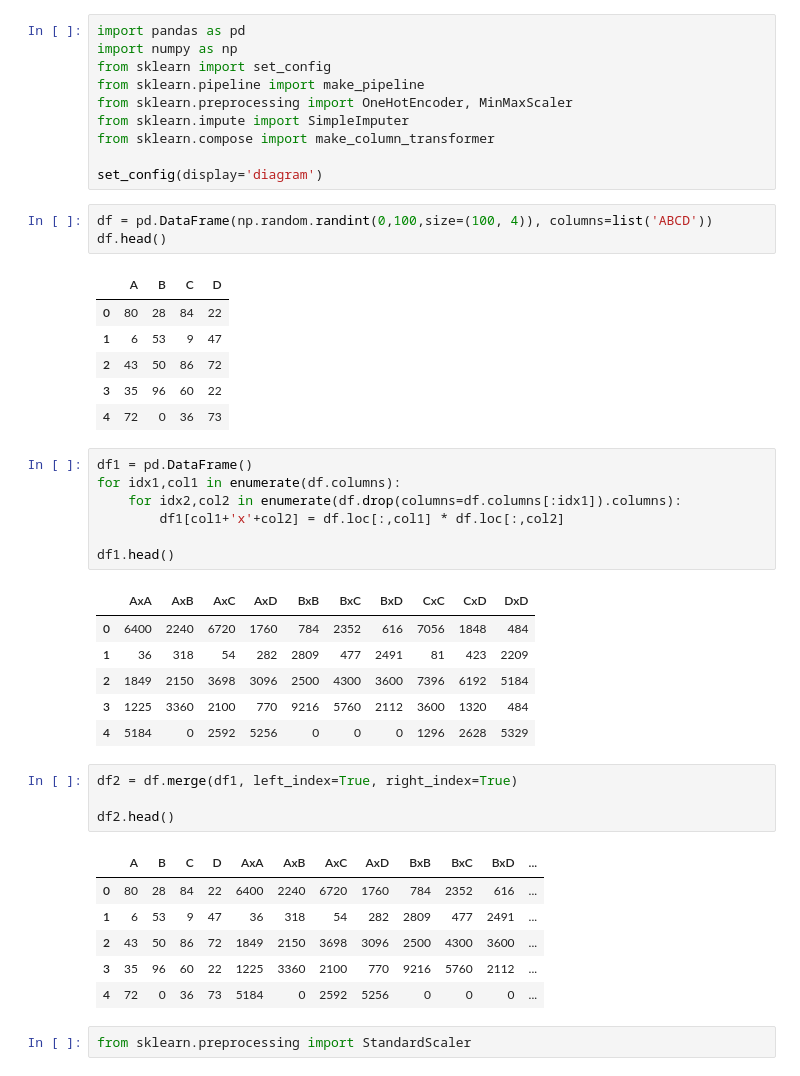
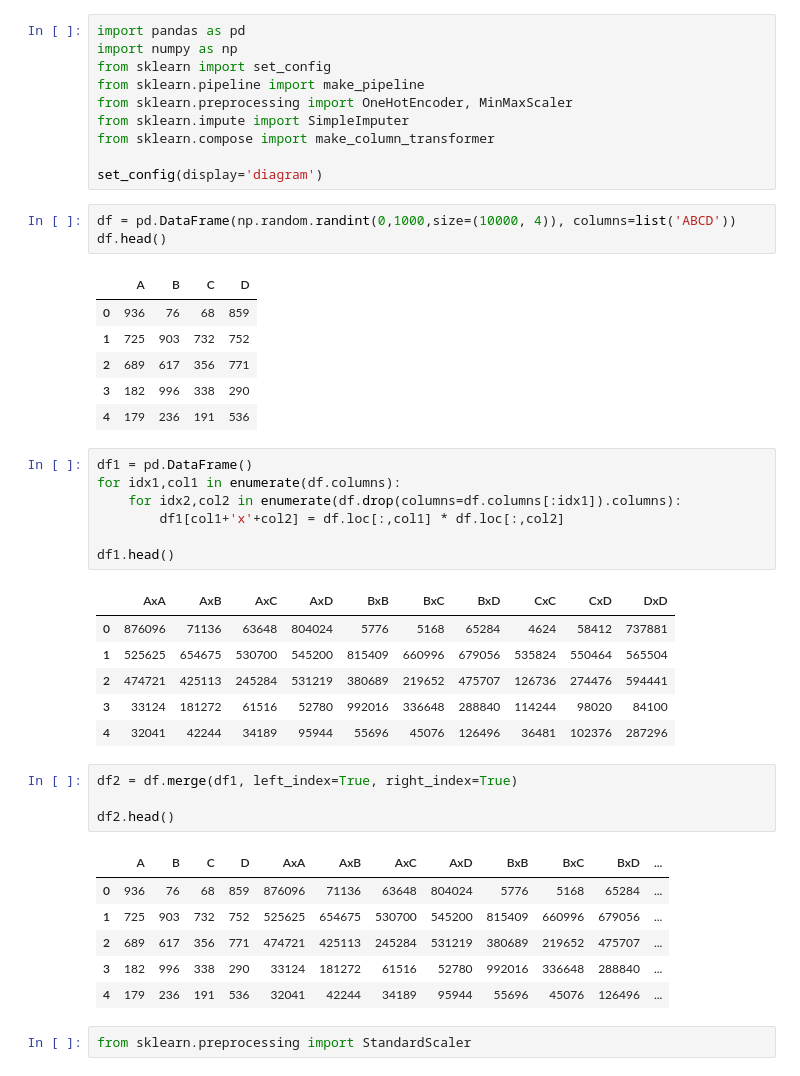
Before and after one commit to Antozamm/1week4, a Jupyter notebook: feat_aug_2.ipynb, the cells around one changed output. Cells and saved outputs as stored; diff of their text form.

```diff
--- a/feat_aug_2.ipynb
+++ b/feat_aug_2.ipynb
@@ -9,15 +9,15 @@ from sklearn.compose import make_column_transformer
 
 set_config(display='diagram')
 # %%
-df = pd.DataFrame(np.random.randint(0,100,size=(100, 4)), columns=list('ABCD'))
+df = pd.DataFrame(np.random.randint(0,1000,size=(10000, 4)), columns=list('ABCD'))
 df.head()
 # %% [output]
 |  | A | B | C | D |
-| 0 | 80 | 28 | 84 | 22 |
-| 1 | 6 | 53 | 9 | 47 |
-| 2 | 43 | 50 | 86 | 72 |
-| 3 | 35 | 96 | 60 | 22 |
-| 4 | 72 | 0 | 36 | 73 |
+| 0 | 936 | 76 | 68 | 859 |
+| 1 | 725 | 903 | 732 | 752 |
+| 2 | 689 | 617 | 356 | 771 |
+| 3 | 182 | 996 | 338 | 290 |
+| 4 | 179 | 236 | 191 | 536 |
 # %%
 df1 = pd.DataFrame()
 for idx1,col1 in enumerate(df.columns):
@@ -27,22 +27,22 @@ for idx1,col1 in enumerate(df.columns):
 df1.head()
 # %% [output]
 |  | AxA | AxB | AxC | AxD | BxB | BxC | BxD | CxC | CxD | DxD |
-| 0 | 6400 | 2240 | 6720 | 1760 | 784 | 2352 | 616 | 7056 | 1848 | 484 |
-| 1 | 36 | 318 | 54 | 282 | 2809 | 477 | 2491 | 81 | 423 | 2209 |
-| 2 | 1849 | 2150 | 3698 | 3096 | 2500 | 4300 | 3600 | 7396 | 6192 | 5184 |
-| 3 | 1225 | 3360 | 2100 | 770 | 9216 | 5760 | 2112 | 3600 | 1320 | 484 |
-| 4 | 5184 | 0 | 2592 | 5256 | 0 | 0 | 0 | 1296 | 2628 | 5329 |
+| 0 | 876096 | 71136 | 63648 | 804024 | 5776 | 5168 | 65284 | 4624 | 58412 | 737881 |
+| 1 | 525625 | 654675 | 530700 | 545200 | 815409 | 660996 | 679056 | 535824 | 550464 | 565504 |
+| 2 | 474721 | 425113 | 245284 | 531219 | 380689 | 219652 | 475707 | 126736 | 274476 | 594441 |
+| 3 | 33124 | 181272 | 61516 | 52780 | 992016 | 336648 | 288840 | 114244 | 98020 | 84100 |
+| 4 | 32041 | 42244 | 34189 | 95944 | 55696 | 45076 | 126496 | 36481 | 102376 | 287296 |
 # %%
 df2 = df.merge(df1, left_index=True, right_index=True)
 
 df2.head()
 # %% [output]
 |  | A | B | C | D | AxA | AxB | AxC | AxD | BxB | BxC | BxD | ... |
-| 0 | 80 | 28 | 84 | 22 | 6400 | 2240 | 6720 | 1760 | 784 | 2352 | 616 | ... |
-| 1 | 6 | 53 | 9 | 47 | 36 | 318 | 54 | 282 | 2809 | 477 | 2491 | ... |
-| 2 | 43 | 50 | 86 | 72 | 1849 | 2150 | 3698 | 3096 | 2500 | 4300 | 3600 | ... |
-| 3 | 35 | 96 | 60 | 22 | 1225 | 3360 | 2100 | 770 | 9216 | 5760 | 2112 | ... |
-| 4 | 72 | 0 | 36 | 73 | 5184 | 0 | 2592 | 5256 | 0 | 0 | 0 | ... |
+| 0 | 936 | 76 | 68 | 859 | 876096 | 71136 | 63648 | 804024 | 5776 | 5168 | 65284 | ... |
+| 1 | 725 | 903 | 732 | 752 | 525625 | 654675 | 530700 | 545200 | 815409 | 660996 | 679056 | ... |
+| 2 | 689 | 617 | 356 | 771 | 474721 | 425113 | 245284 | 531219 | 380689 | 219652 | 475707 | ... |
+| 3 | 182 | 996 | 338 | 290 | 33124 | 181272 | 61516 | 52780 | 992016 | 336648 | 288840 | ... |
+| 4 | 179 | 236 | 191 | 536 | 32041 | 42244 | 34189 | 95944 | 55696 | 45076 | 126496 | ... |
 # %%
 from sklearn.preprocessing import StandardScaler
 # %%
```
Also changed, not shown: parts of 34 cells of this notebook.
